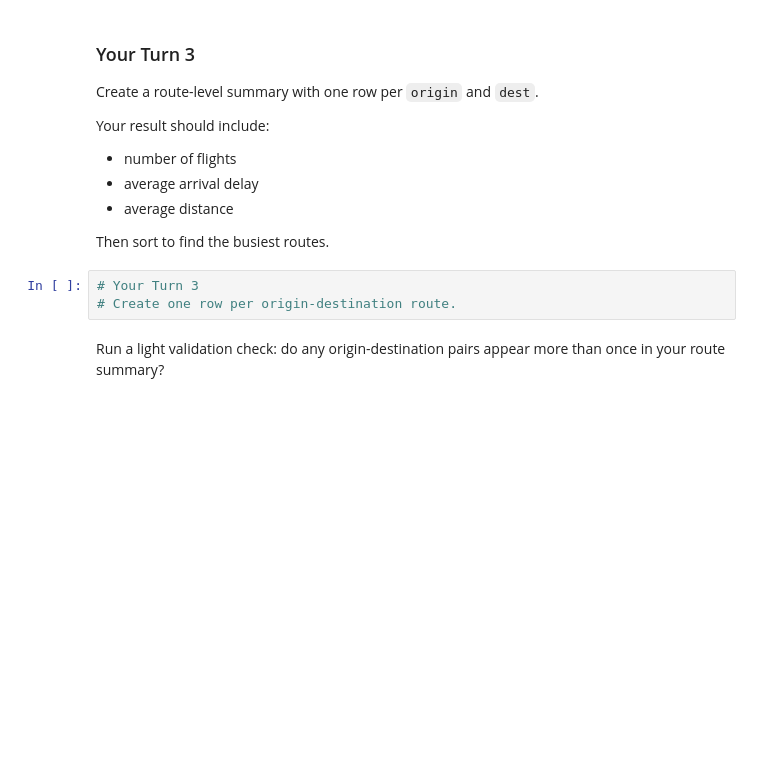
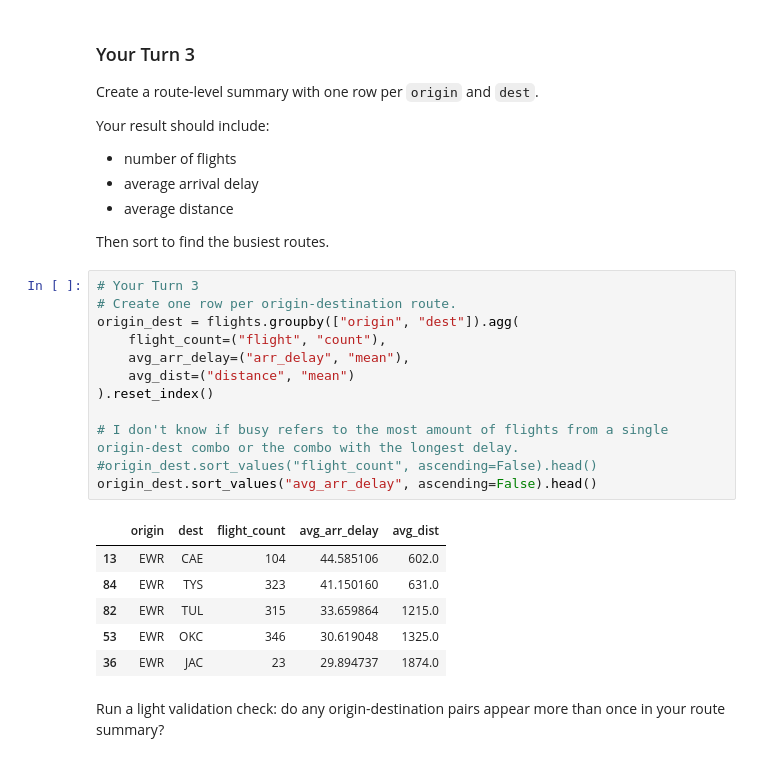
Before and after one commit to enginerdsquared/BAN6003_WK07-08_Aggregation-Integration-Template, a Jupyter notebook: notebooks/module7_aggregation_reshaping_guided_lab.ipynb, the cells around one changed output. Drawn from its saved outputs; the diff is of its cells as text; blank space fills up the shorter version.

```diff
--- a/notebooks/module7_aggregation_reshaping_guided_lab.ipynb
+++ b/notebooks/module7_aggregation_reshaping_guided_lab.ipynb
@@ -304,6 +345,22 @@ Then sort to find the busiest routes.
 # %%
 # Your Turn 3
 # Create one row per origin-destination route.
+origin_dest = flights.groupby(["origin", "dest"]).agg(
+    flight_count=("flight", "count"),
+    avg_arr_delay=("arr_delay", "mean"),
+    avg_dist=("distance", "mean")
+).reset_index()
+
+# I don't know if busy refers to the most amount of flights from a single origin-dest combo or the combo with the longest delay.
+#origin_dest.sort_values("flight_count", ascending=False).head()
+origin_dest.sort_values("avg_arr_delay", ascending=False).head()
+# %% [output]
+|  | origin | dest | flight_count | avg_arr_delay | avg_dist |
+| 13 | EWR | CAE | 104 | 44.585106 | 602.0 |
+| 84 | EWR | TYS | 323 | 41.150160 | 631.0 |
+| 82 | EWR | TUL | 315 | 33.659864 | 1215.0 |
+| 53 | EWR | OKC | 346 | 30.619048 | 1325.0 |
+| 36 | EWR | JAC | 23 | 29.894737 | 1874.0 |
 # %% [markdown]
 Run a light validation check: do any origin-destination pairs appear more than once in your route summary?
 # %%
```
Also changed, not shown: parts of 6 cells of this notebook.
